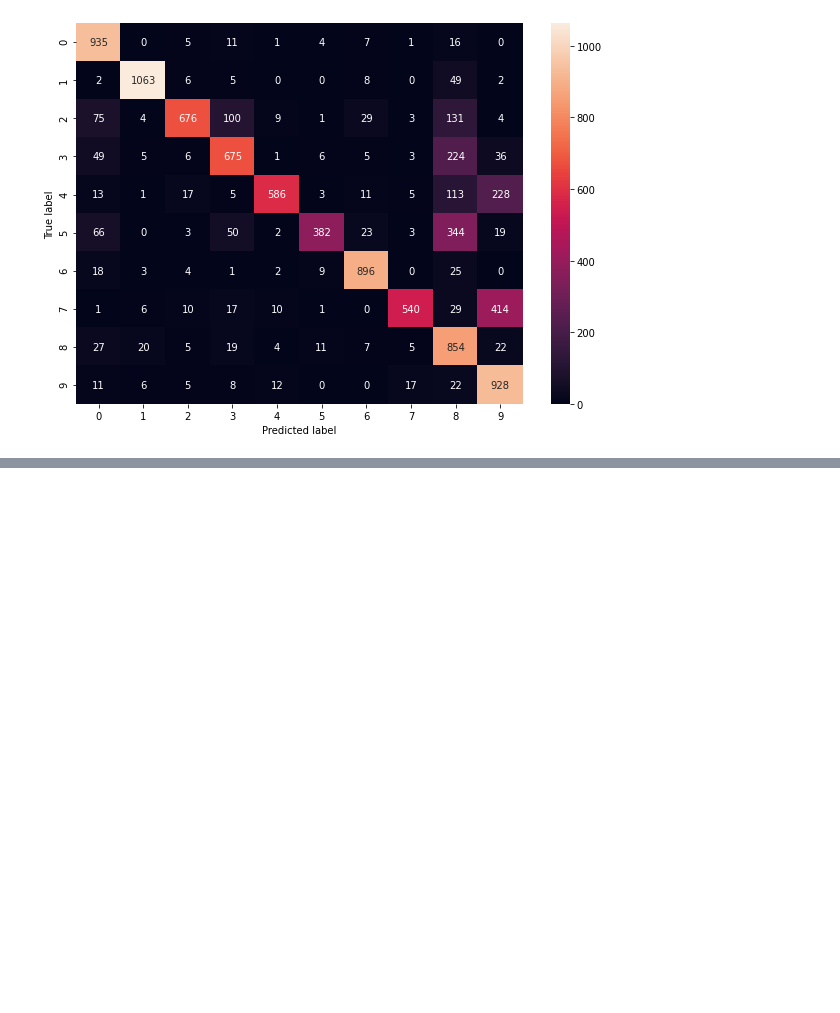
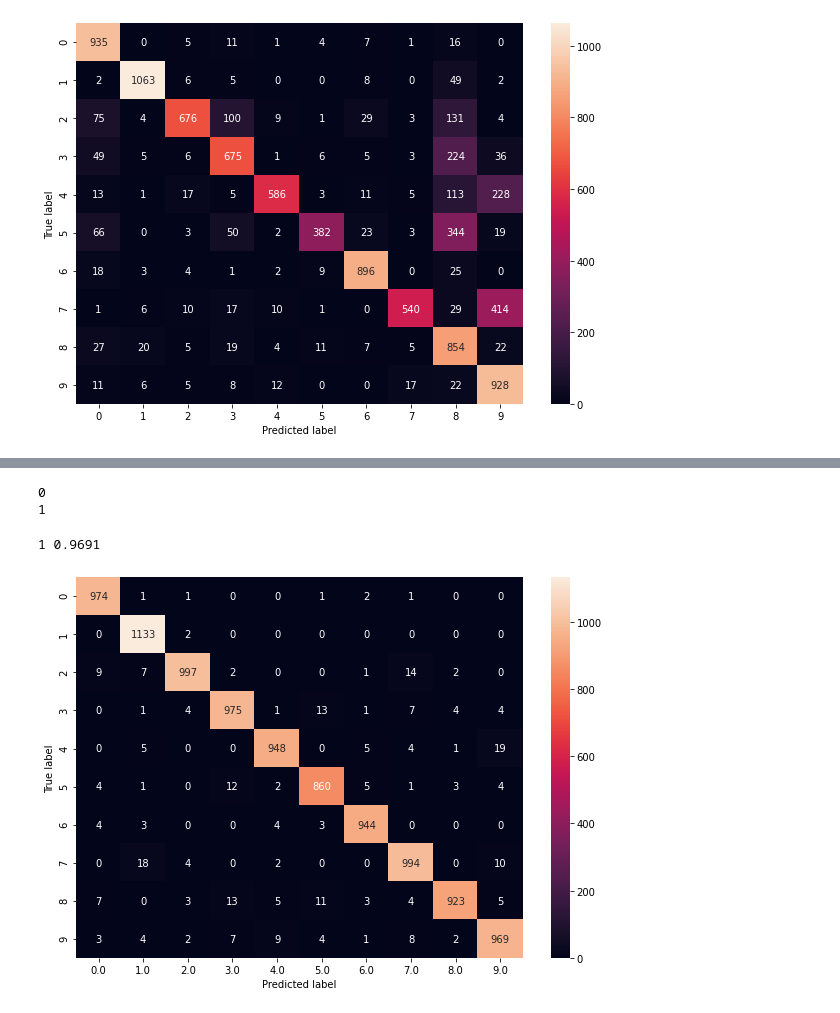
Before and after one commit to m0bi/mnist, a Jupyter notebook: mnist.ipynb, the cells around one changed output, grey strips where cells are left out. Saved outputs shown, nothing was run; the diff lists cells and outputs as text; code cells hidden in the pictures; blank space fills up the shorter version.

```diff
--- a/mnist.ipynb
+++ b/mnist.ipynb
@@ -199,0 +202,26 @@ confusion_matrix(y_test, y_hat_knn)
+# %%
+def grid_search(X, y, hp_array, model):
+  best_score = 0
+  best_y_hat = y
+  best_hyp = 0
+  for i in range(len(hp_array)):
+    y_hat = model.predict(X, hp_array[i])
+    acc = accuracy(y, y_hat)
+    if acc > best_score:
+      best_score = acc
+      best_y_hat = y_hat
+      best_hyp = hp_array[i]
+  return (best_score, best_y_hat, best_hyp)
+# %%
+acc, y_hat_knn, hyp = grid_search(X_test_np, y_test_np, [1,2], knn)
+# %% [output]
+0
+1
+# %%
+print(hyp, acc)
+# %% [output]
+1 0.9691
+# %%
+confusion_matrix(y_test, y_hat_knn)
+# %% [output]
+[figure, added]
```
Also changed, not shown: parts of 3 cells of this notebook.
